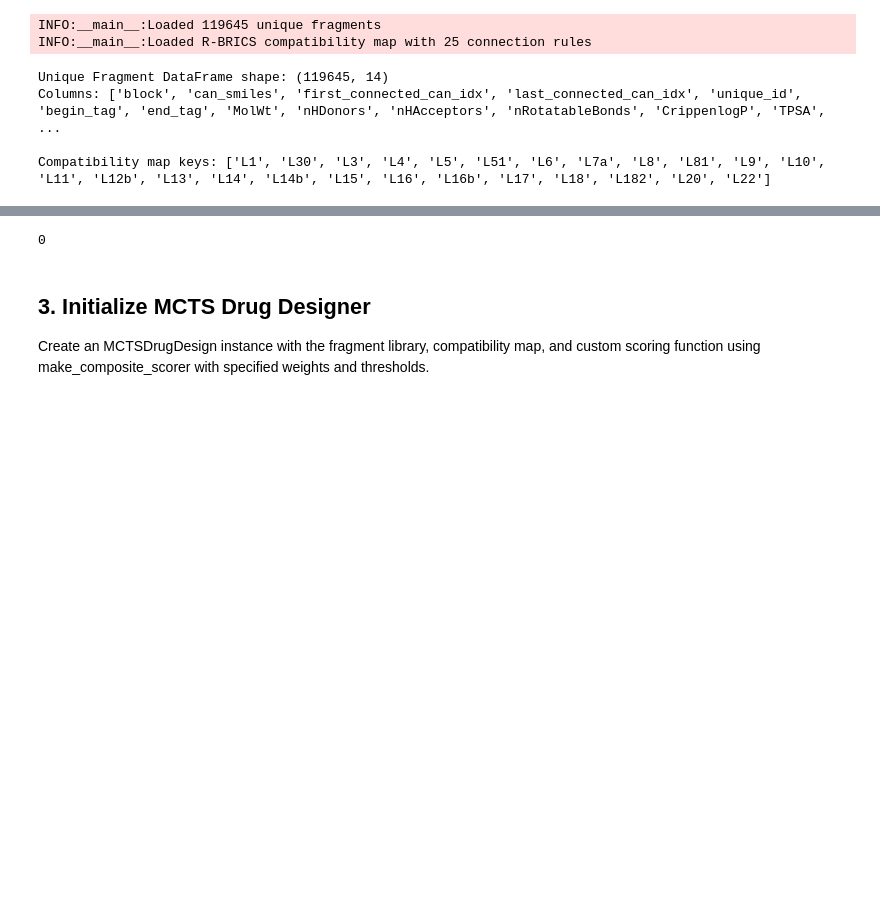
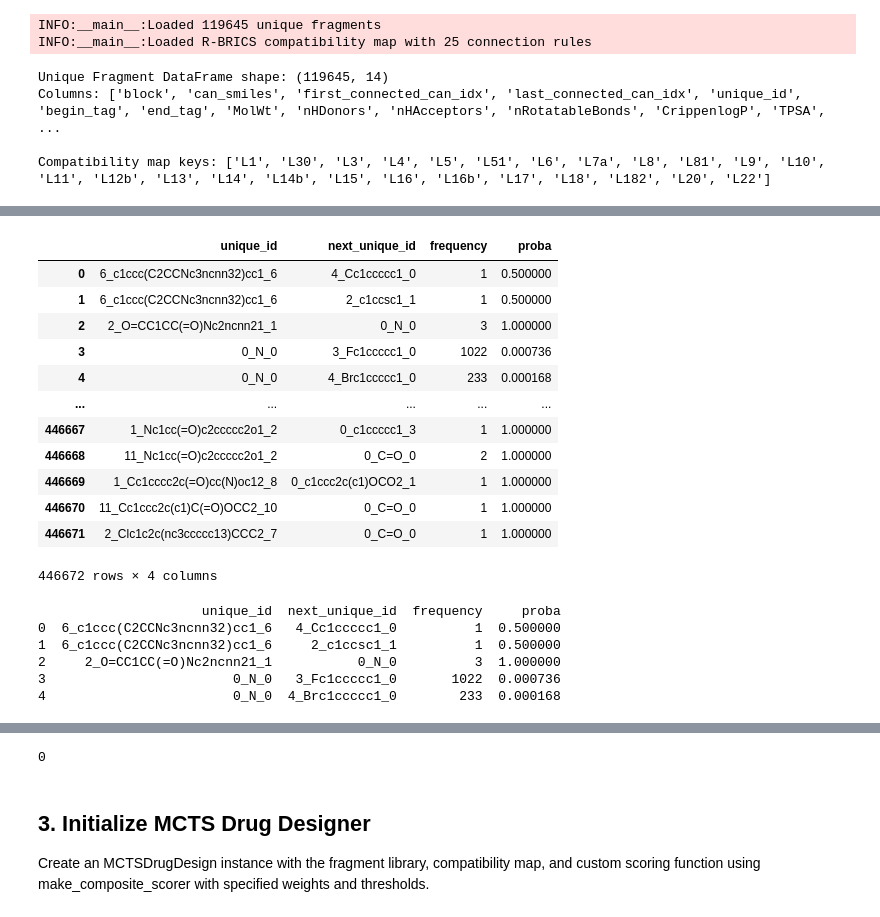
Before and after one commit to EtienneReboul/smiles_blocks, a Jupyter notebook: notebooks/6-er-test_mcts.ipynb, the cells around one changed output, grey strips where cells are left out. Cells and saved outputs as stored; diff of their text form; code cells hidden in the pictures; blank space fills up the shorter version.

```diff
--- a/notebooks/6-er-test_mcts.ipynb
+++ b/notebooks/6-er-test_mcts.ipynb
@@ -108,0 +129,43 @@ block2unique_id = {block: unique_id for unique_id, block in zip(df["unique_id"],
+# %%
+conditional_block_counts_df = pd.DataFrame.from_records(
+    (
+        {
+            "unique_id": unique_id,
+            "next_unique_id": next_unique_id,
+            "frequency": frequency,
+        }
+        for unique_id, counter in conditional_block_counts.items()
+        for next_unique_id, frequency in counter.items()
+    ),
+    columns=["unique_id", "next_unique_id", "frequency"],
+)
+
+conditional_block_counts_df["proba"] = (
+    conditional_block_counts_df["frequency"]
+    / conditional_block_counts_df.groupby("unique_id")["frequency"].transform("sum")
+)
+
+conditional_block_counts_df
+# %% [output]
+|  | unique_id | next_unique_id | frequency | proba |
+| 0 | 6_c1ccc(C2CCNc3ncnn32)cc1_6 | 4_Cc1ccccc1_0 | 1 | 0.500000 |
+| 1 | 6_c1ccc(C2CCNc3ncnn32)cc1_6 | 2_c1ccsc1_1 | 1 | 0.500000 |
+| 2 | 2_O=CC1CC(=O)Nc2ncnn21_1 | 0_N_0 | 3 | 1.000000 |
+| 3 | 0_N_0 | 3_Fc1ccccc1_0 | 1022 | 0.000736 |
+| 4 | 0_N_0 | 4_Brc1ccccc1_0 | 233 | 0.000168 |
+| ... | ... | ... | ... | ... |
+| 446667 | 1_Nc1cc(=O)c2ccccc2o1_2 | 0_c1ccccc1_3 | 1 | 1.000000 |
+| 446668 | 11_Nc1cc(=O)c2ccccc2o1_2 | 0_C=O_0 | 2 | 1.000000 |
+| 446669 | 1_Cc1cccc2c(=O)cc(N)oc12_8 | 0_c1ccc2c(c1)OCO2_1 | 1 | 1.000000 |
+| 446670 | 11_Cc1ccc2c(c1)C(=O)OCC2_10 | 0_C=O_0 | 1 | 1.000000 |
+| 446671 | 2_Clc1c2c(nc3ccccc13)CCC2_7 | 0_C=O_0 | 1 | 1.000000 |
+446672 rows × 4 columns
+# %%
+print(conditional_block_counts_df.head())
+# %% [output]
+                     unique_id  next_unique_id  frequency     proba
+0  6_c1ccc(C2CCNc3ncnn32)cc1_6   4_Cc1ccccc1_0          1  0.500000
+1  6_c1ccc(C2CCNc3ncnn32)cc1_6     2_c1ccsc1_1          1  0.500000
+2     2_O=CC1CC(=O)Nc2ncnn21_1           0_N_0          3  1.000000
+3                        0_N_0   3_Fc1ccccc1_0       1022  0.000736
+4                        0_N_0  4_Brc1ccccc1_0        233  0.000168
```
Also changed, not shown: parts of 20 cells of this notebook, 1 other file.
